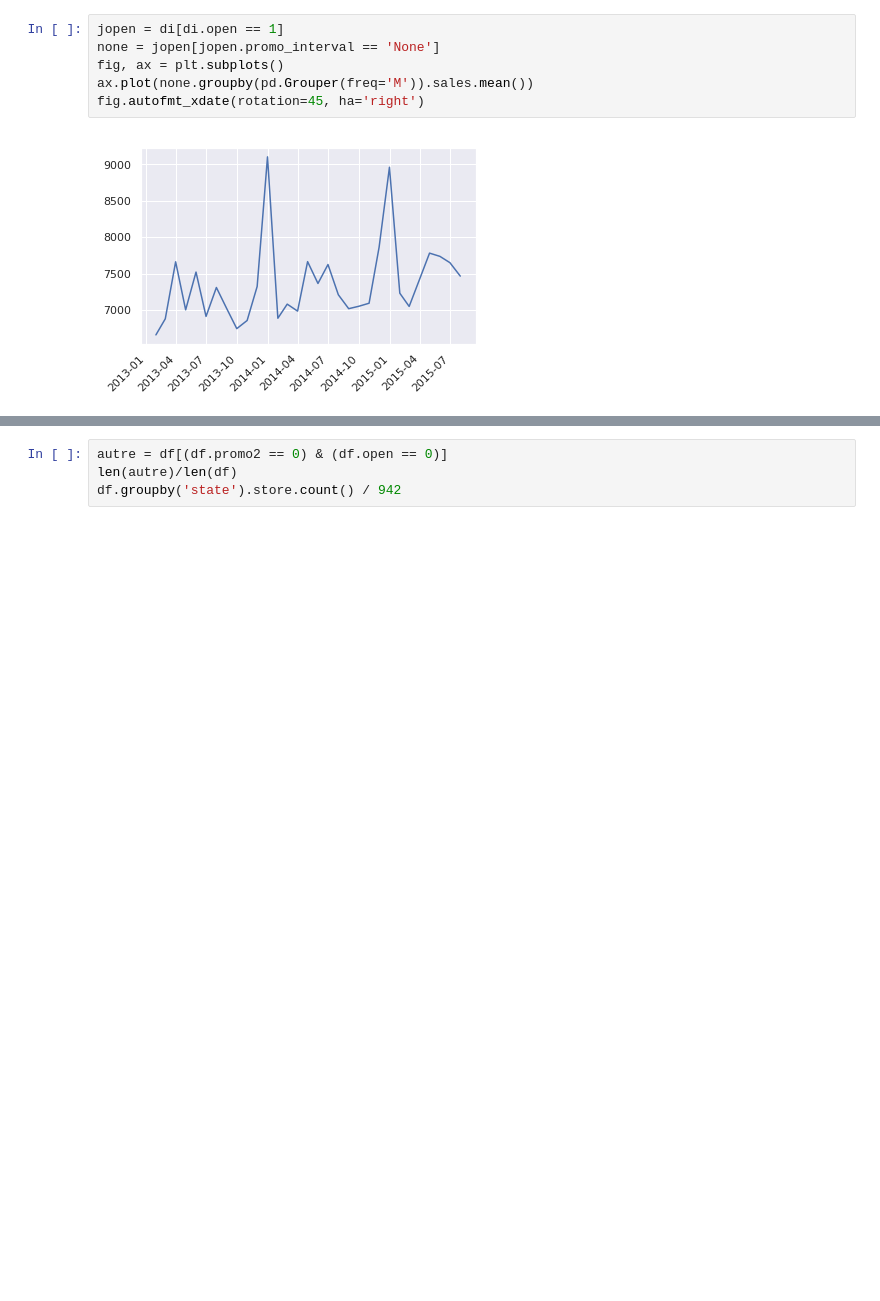
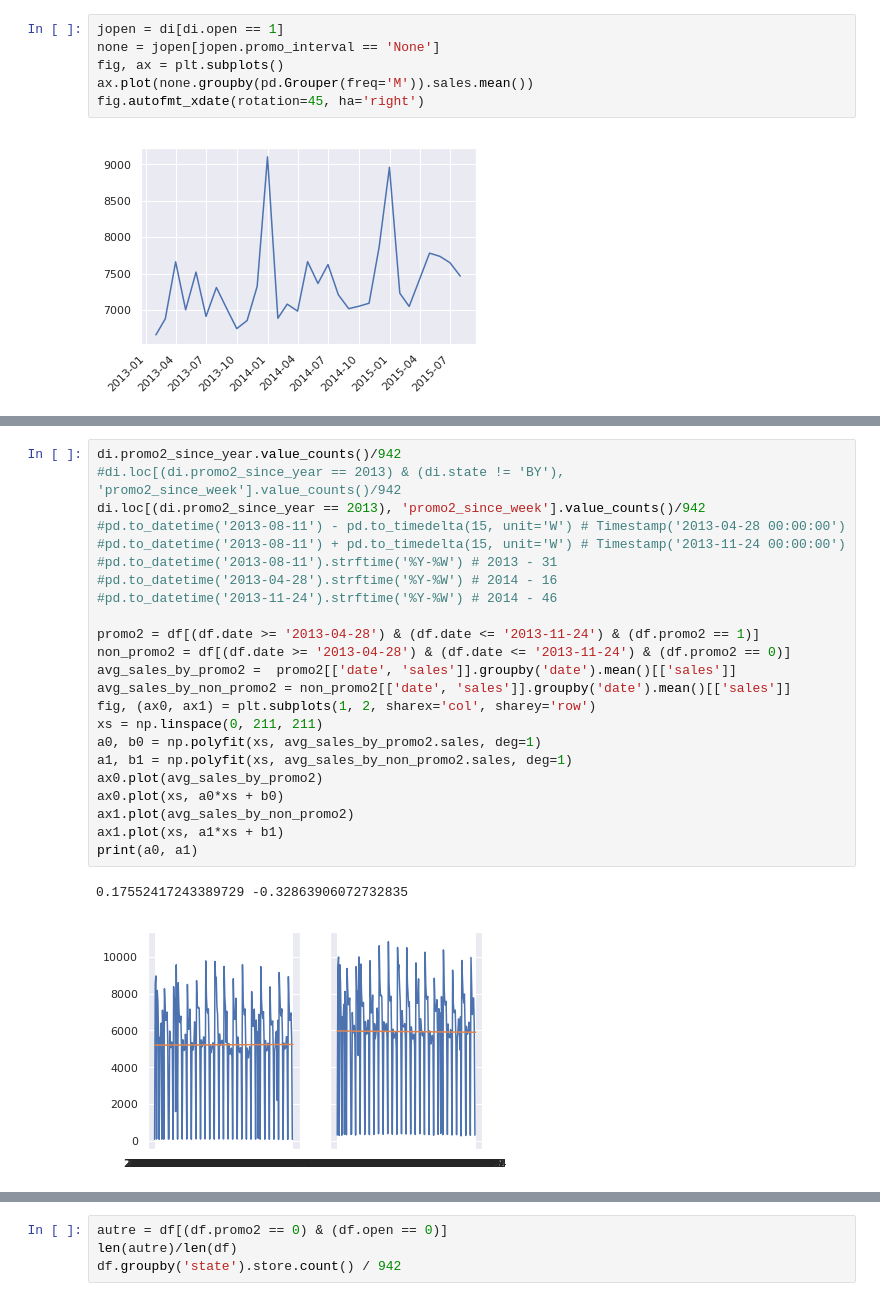
Before and after one commit to c74p/Capstone-SalesForecasting, a Jupyter notebook: notebooks/EDA/EDA.ipynb, the cells around one changed output, grey strips where cells are left out. Saved outputs shown, nothing was run; the diff lists cells and outputs as text; blank space fills up the shorter version.

```diff
--- a/notebooks/EDA/EDA.ipynb
+++ b/notebooks/EDA/EDA.ipynb
@@ -684,0 +714,26 @@ fig.autofmt_xdate(rotation=45, ha='right')
+# %%
+di.promo2_since_year.value_counts()/942
+#di.loc[(di.promo2_since_year == 2013) & (di.state != 'BY'), 'promo2_since_week'].value_counts()/942
+di.loc[(di.promo2_since_year == 2013), 'promo2_since_week'].value_counts()/942
+#pd.to_datetime('2013-08-11') - pd.to_timedelta(15, unit='W') # Timestamp('2013-04-28 00:00:00')
+#pd.to_datetime('2013-08-11') + pd.to_timedelta(15, unit='W') # Timestamp('2013-11-24 00:00:00')
+#pd.to_datetime('2013-08-11').strftime('%Y-%W') # 2013 - 31
+#pd.to_datetime('2013-04-28').strftime('%Y-%W') # 2014 - 16
+#pd.to_datetime('2013-11-24').strftime('%Y-%W') # 2014 - 46
+
+promo2 = df[(df.date >= '2013-04-28') & (df.date <= '2013-11-24') & (df.promo2 == 1)]
+non_promo2 = df[(df.date >= '2013-04-28') & (df.date <= '2013-11-24') & (df.promo2 == 0)]
+avg_sales_by_promo2 =  promo2[['date', 'sales']].groupby('date').mean()[['sales']]
+avg_sales_by_non_promo2 = non_promo2[['date', 'sales']].groupby('date').mean()[['sales']]
+fig, (ax0, ax1) = plt.subplots(1, 2, sharex='col', sharey='row')
+xs = np.linspace(0, 211, 211)
+a0, b0 = np.polyfit(xs, avg_sales_by_promo2.sales, deg=1)
+a1, b1 = np.polyfit(xs, avg_sales_by_non_promo2.sales, deg=1)
+ax0.plot(avg_sales_by_promo2)
+ax0.plot(xs, a0*xs + b0)
+ax1.plot(avg_sales_by_non_promo2)
+ax1.plot(xs, a1*xs + b1)
+print(a0, a1)
+# %% [output]
+0.17552417243389729 -0.32863906072732835
+[figure, added]
```
Also changed, not shown: parts of 49 cells of this notebook, 1 other file.
